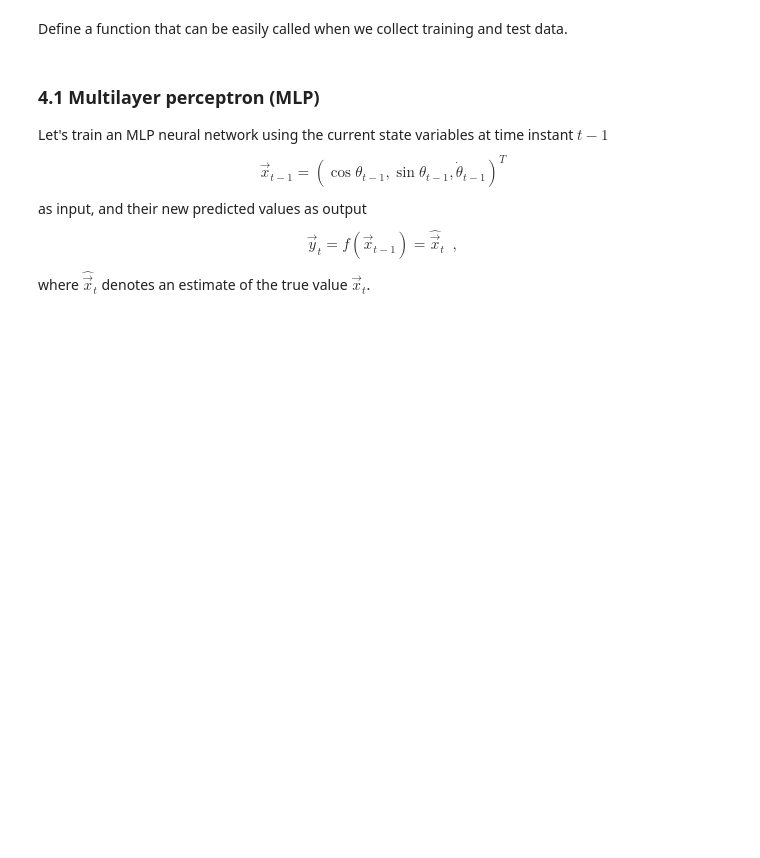
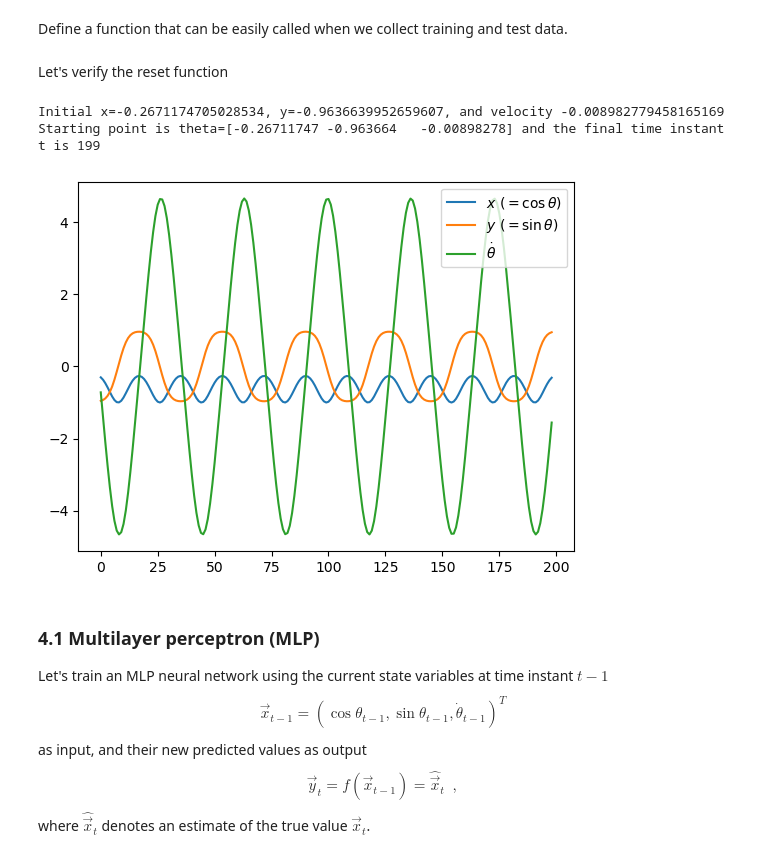
Before and after one commit to kamarain/course_examples, a Jupyter notebook: neural_system_idenfitication.ipynb, the cells around one changed output. Drawn from its saved outputs; the diff is of its cells as text; code cells hidden in the pictures; blank space fills up the shorter version.

```diff
--- a/neural_system_idenfitication.ipynb
+++ b/neural_system_idenfitication.ipynb
@@ -113,6 +114,39 @@ def my_env_reset(env_):
     while observation[0] > 0 or abs(observation[2]) > 0.1:
         observation, info = env_.reset()
     return observation,info
+# %% [markdown]
+Let's verify the reset function
+# %%
+epi_max_len = 1000
+
+observation, info = my_env_reset(env)
+print(f'Initial x={observation[0]}, y={observation[1]}, and velocity {observation[2]}')
+
+y_0 = observation
+u_vec = np.empty((epi_max_len,1))
+y_vec = np.empty((epi_max_len,3))
+
+for t in range(epi_max_len):
+    action = env.action_space.sample()  # agent policy that uses the observation and info
+    action = [0]
+    observation, reward, terminated, truncated, info = env.step(action)
+    u_vec[t] = action
+    y_vec[t,:] = observation
+
+    if terminated or truncated:
+        break;
+print(f'Starting point is theta={y_0} and the final time instant t is {t}')
+
+import matplotlib.pyplot as plt
+
+plt.plot(range(t), y_vec[:t,:],label=[r'$x~(=\cos\theta)$', r'$y~(=\sin\theta)$', r'$\dot\theta$'])
+plt.legend()
+plt.savefig('pendulum_observations.png')
+plt.show()
+# %% [output]
+Initial x=-0.2671174705028534, y=-0.9636639952659607, and velocity -0.008982779458165169
+Starting point is theta=[-0.26711747 -0.963664   -0.00898278] and the final time instant t is 199
+[figure, added]
 # %% [markdown]
 ### 4.1 Multilayer perceptron (MLP)
 
```
Also changed, not shown: parts of 12 cells of this notebook.
